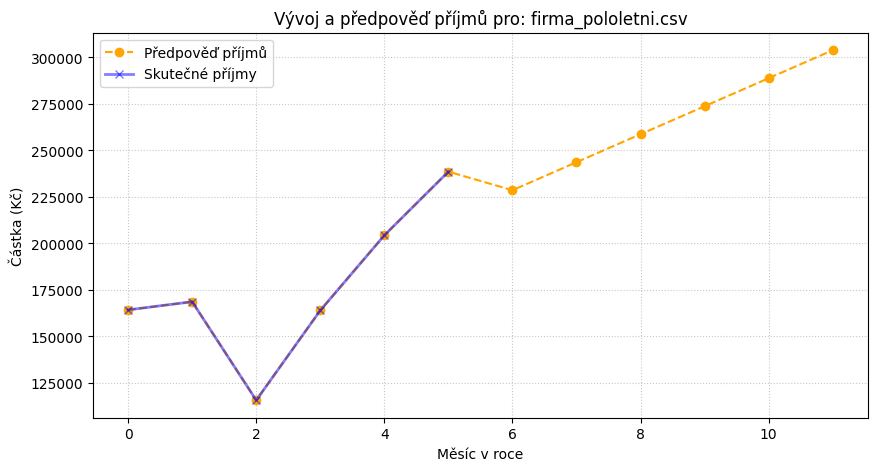
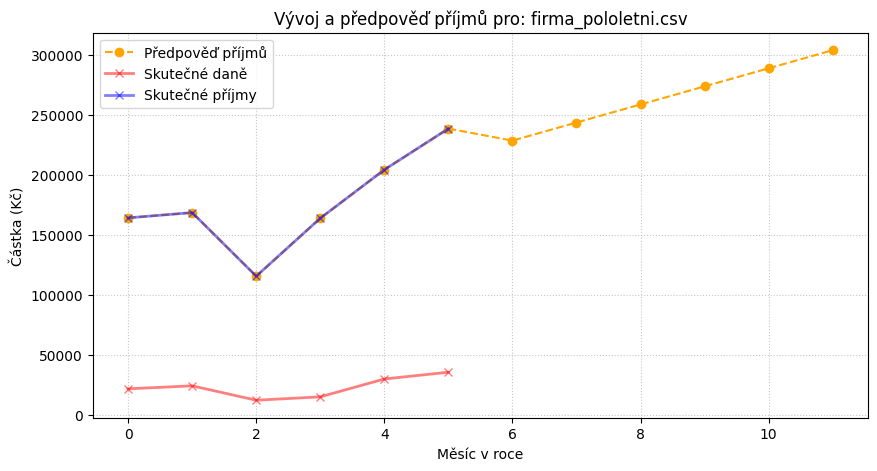
The change to this notebook cell's code, shown as a diff; its figure went from the first image to the second:
--- before
+++ after
@@ -4,5 +4,5 @@
 
     plt.plot(prijmy_predikce[firma], label='Předpověď příjmů', marker='o', color='orange', alpha=1, linestyle='--')
-    
+    plt.plot(dane_jednotlive_mesice[firma], label='Skutečné daně', marker='x', color='red', alpha=0.5, linewidth=2)
     plt.plot(data_firmy["prijmy"], label='Skutečné příjmy', marker='x', color='blue', alpha=0.5, linewidth=2)
     

Commit: pridani_vadyje